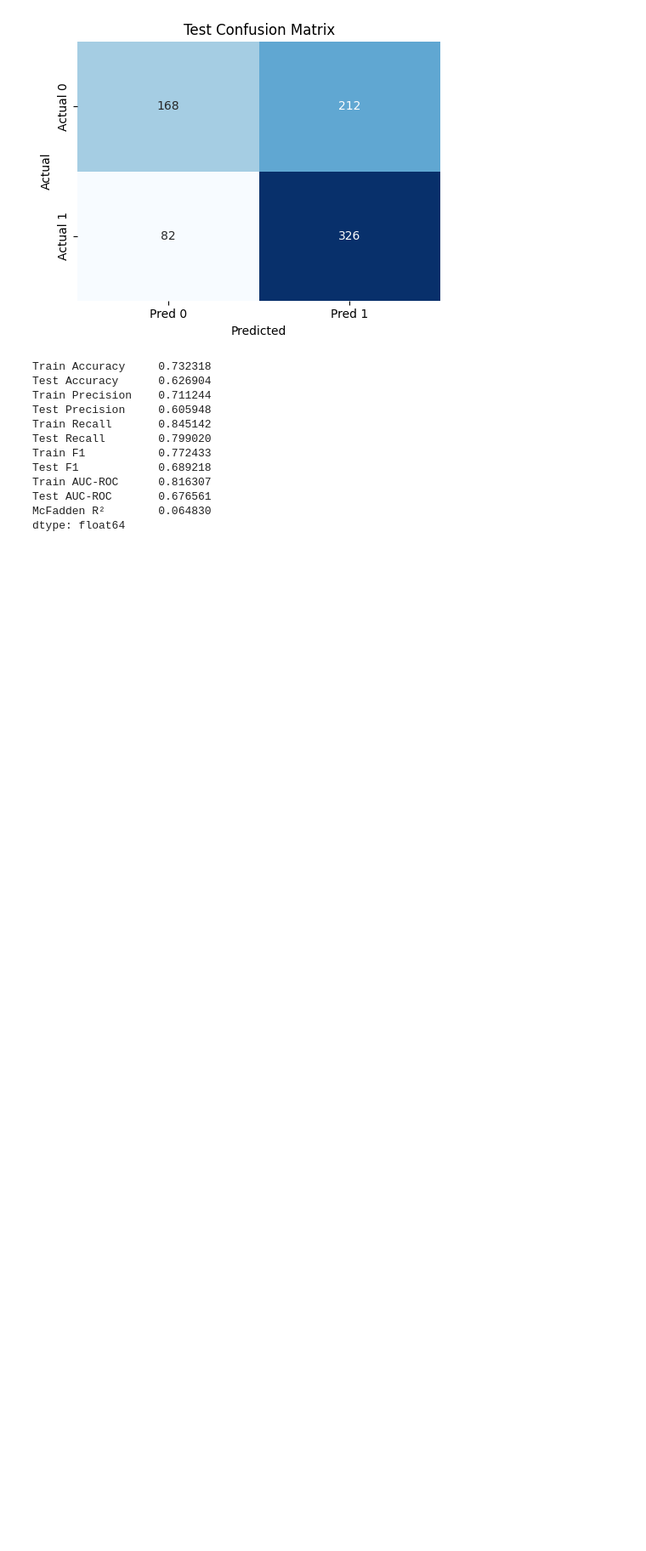
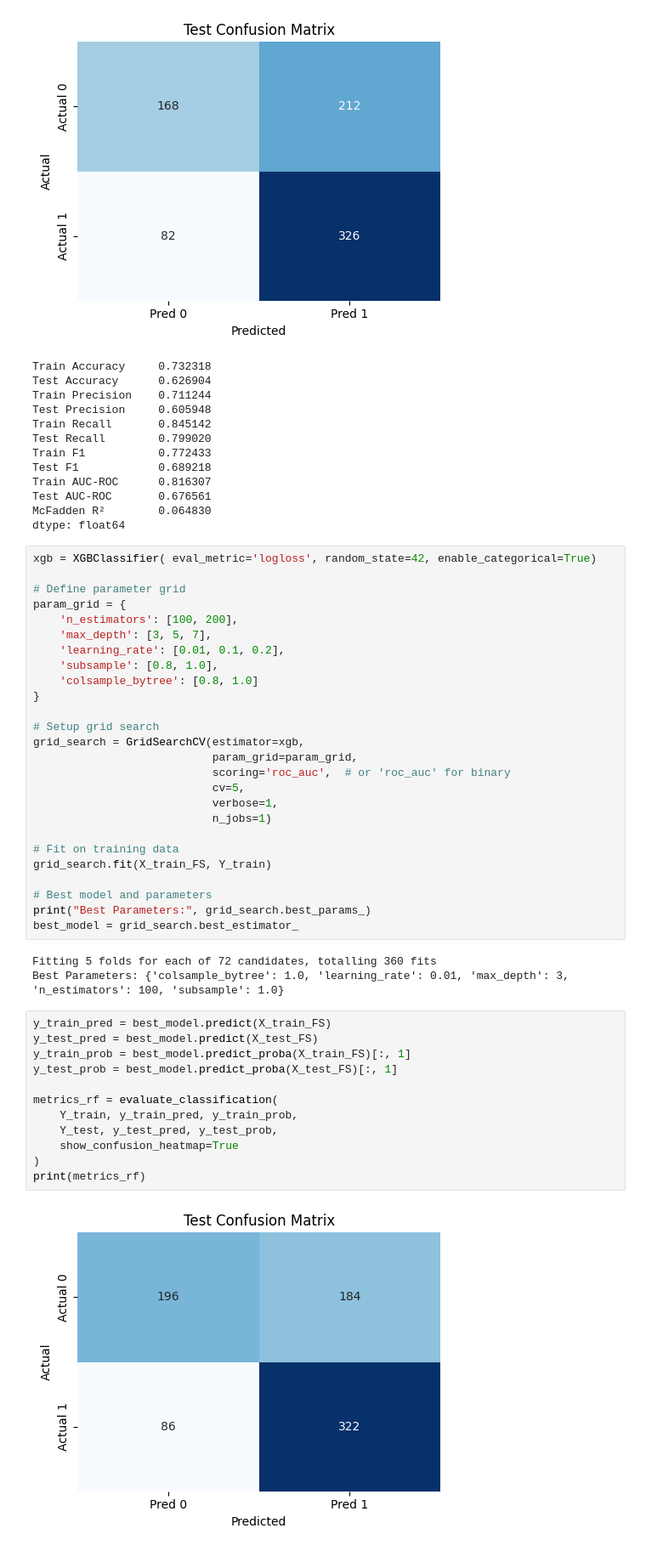
Before and after one commit to mahajanh19/Portfolio, a Jupyter notebook: INDA-CRISP/pytrigger_TI_ML.ipynb, the cells around one changed output. Shown at 85% size. Cells and saved outputs as stored; diff of their text form; blank space fills up the shorter version.

```diff
--- a/INDA-CRISP/pytrigger_TI_ML.ipynb
+++ b/INDA-CRISP/pytrigger_TI_ML.ipynb
@@ -311,3 +313,46 @@ Train AUC-ROC      0.816307
 Test AUC-ROC       0.676561
 McFadden R²        0.064830
 dtype: float64
+# %%
+xgb = XGBClassifier( eval_metric='logloss', random_state=42, enable_categorical=True)
+
+# Define parameter grid
+param_grid = {
+    'n_estimators': [100, 200],
+    'max_depth': [3, 5, 7],
+    'learning_rate': [0.01, 0.1, 0.2],
+    'subsample': [0.8, 1.0],
+    'colsample_bytree': [0.8, 1.0]
+}
+
+# Setup grid search
+grid_search = GridSearchCV(estimator=xgb,
+                           param_grid=param_grid,
+                           scoring='roc_auc',  # or 'roc_auc' for binary
+                           cv=5,
+                           verbose=1,
+                           n_jobs=1)
+
+# Fit on training data
+grid_search.fit(X_train_FS, Y_train)
+
+# Best model and parameters
+print("Best Parameters:", grid_search.best_params_)
+best_model = grid_search.best_estimator_
+# %% [output]
+Fitting 5 folds for each of 72 candidates, totalling 360 fits
+Best Parameters: {'colsample_bytree': 1.0, 'learning_rate': 0.01, 'max_depth': 3, 'n_estimators': 100, 'subsample': 1.0}
+# %%
+y_train_pred = best_model.predict(X_train_FS)
+y_test_pred = best_model.predict(X_test_FS)
+y_train_prob = best_model.predict_proba(X_train_FS)[:, 1]
+y_test_prob = best_model.predict_proba(X_test_FS)[:, 1]
+
+metrics_rf = evaluate_classification(
+    Y_train, y_train_pred, y_train_prob,
+    Y_test, y_test_pred, y_test_prob,
+    show_confusion_heatmap=True
+)
+print(metrics_rf)
+# %% [output]
+[figure, added]
```
Also changed, not shown: parts of 7 cells of this notebook.
